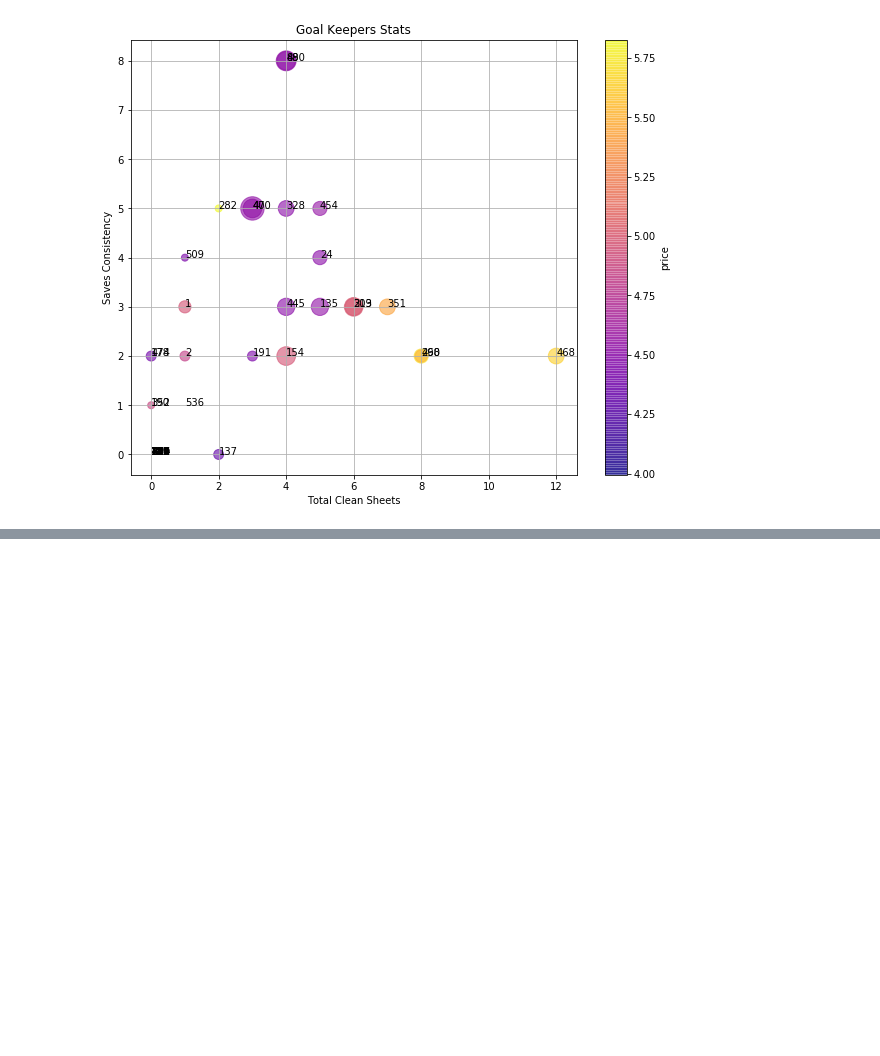
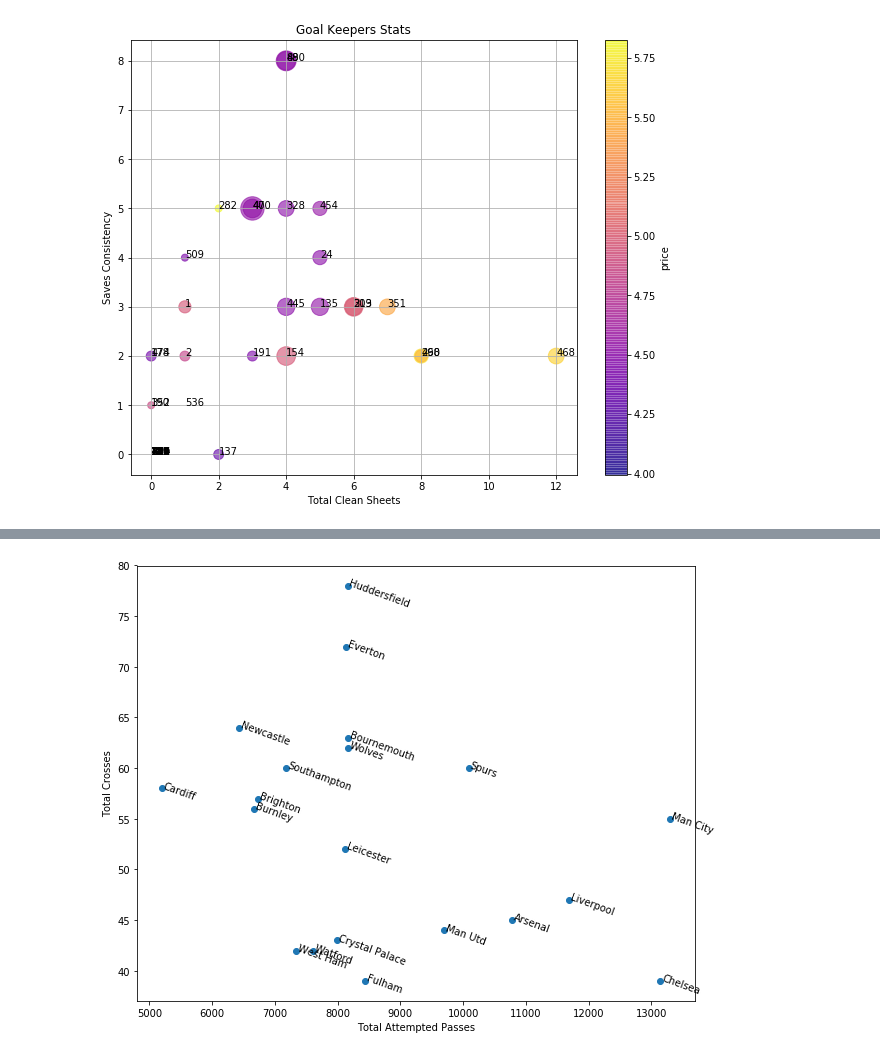
Before and after one commit to joei1994/ML-Projects, a Jupyter notebook: mini-projects/fpl-analysis/players_analysis.ipynb, the cells around one changed output, grey strips where cells are left out. Saved outputs shown, nothing was run; the diff lists cells and outputs as text; code cells hidden in the pictures; blank space fills up the shorter version.

```diff
--- a/mini-projects/fpl-analysis/players_analysis.ipynb
+++ b/mini-projects/fpl-analysis/players_analysis.ipynb
@@ -501,0 +530,22 @@ idlist.loc[idlist['player_id'] == 391, :]
+# %%
+passers = players.groupby('player_id', as_index=False)['attempted_passes'].sum()
+crossers = crossers.merge(passers, on='player_id')
+crosses_by_team = crossers.groupby('team', as_index=False).agg({
+    'open_play_crosses' : np.sum,
+    'attempted_passes' : np.sum
+})
+
+top_crosses_team = crosses_by_team.sort_values('open_play_crosses', ascending=False)
+plt.figure(figsize=(10, 8))
+x = top_crosses_team['attempted_passes']
+y = top_crosses_team['open_play_crosses']
+plt.scatter(x, y)
+plt.xlabel('Total Attempted Passes')
+plt.ylabel('Total Crosses')
+
+for index, row in top_crosses_team.iterrows():
+    plt.gca().annotate(row['team'], (x[index], y[index]), rotation=-20)
+
+plt.show()
+# %% [output]
+[figure, added]
```
Also changed, not shown: parts of 6 cells of this notebook.
